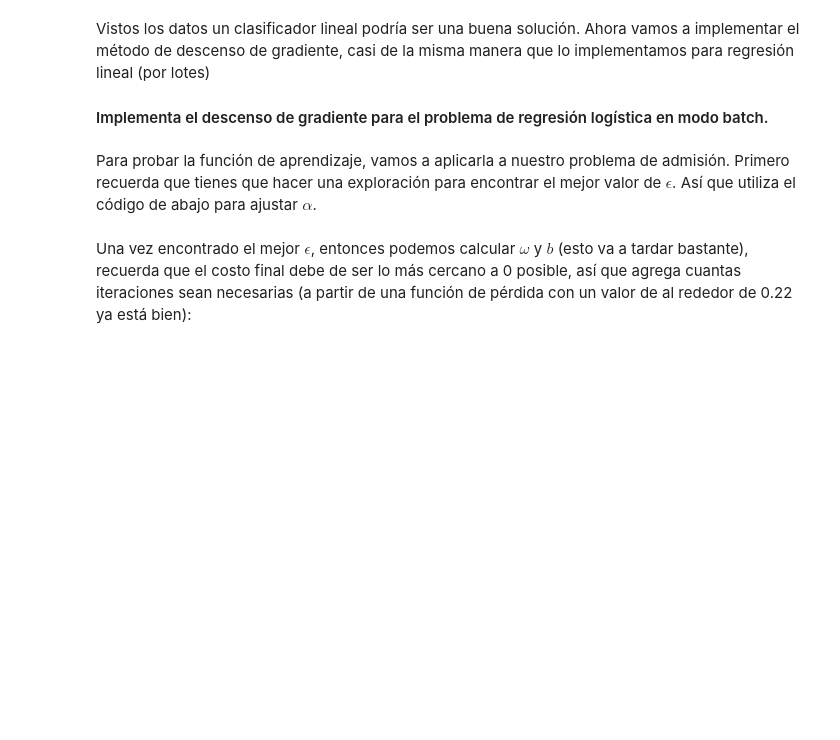
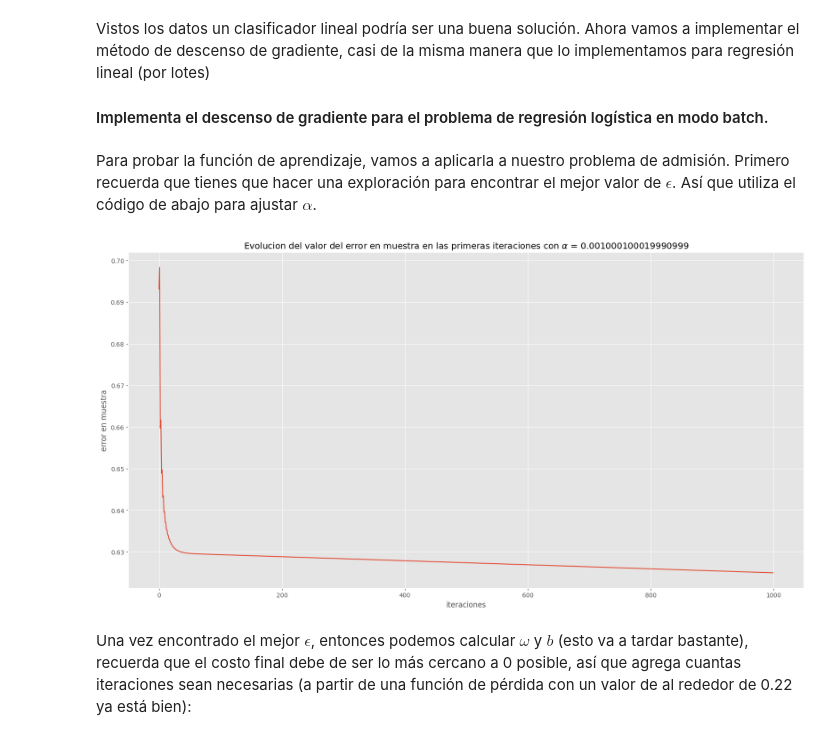
Before and after one commit to miguelsn/ML2023-2, a Jupyter notebook: Regresión logística/reg_logistica.ipynb, the cells around one changed output. Drawn from its saved outputs; the diff is of its cells as text; code cells hidden in the pictures; blank space fills up the shorter version.

```diff
--- a/Regresión logística/reg_logistica.ipynb
+++ b/Regresión logística/reg_logistica.ipynb
@@ -91,9 +93,9 @@ def E_in(x, a, w, b):
     M = x.shape[0]
 
     # Agrega aqui tu código
-    z = None
-    hat_a = None
-    error_en_muestra = None
+    z = (x@w + b)
+    hat_a = logistica(z)
+    error_en_muestra = (-1/M) * np.sum(a*np.log(hat_a)+(1-a)*np.log(1-hat_a))
 
     return error_en_muestra
 
@@ -147,11 +149,11 @@ def gradiente(x, a, w, b):
     M = x.shape[0]
 
     # Agregua aqui tu código
-    z = None
-    hat_a = None
+    z = (x@w+b)
+    hat_a = logistica(z)
 
-    dw = None
-    db = None
+    dw = (-1/M)*((a-hat_a)@x)
+    db = (-1/M)* np.sum(a-hat_a)
 
     return dw, db
 
@@ -222,7 +226,7 @@ def descenso_rl_lotes(x, a, nu, max_iter=int(1e4), historial=False):
 
     if historial:
         error_hist = np.zeros(max_iter)
-        error_hist[0] = None
+        error_hist[0] = E_in(x,a,w,b)
     else:
         error_hist = None
 
@@ -230,26 +234,37 @@ def descenso_rl_lotes(x, a, nu, max_iter=int(1e4), historial=False):
         # Agregar aqui tu código
         #
         # Recuerda utilizar las funciones que ya has desarrollado
-        dw, db = None
+        dw, db = gradiente(x,a,w,b)
 
-        w = None
-        b = None
+        w = w-nu*dw
+        b = b-nu*db
 
         if historial:
-            error_hist[epoch] = None
+            error_hist[epoch] = E_in(x,a,w,b)
     return w, b, error_hist
 # %% [markdown]
 Para probar la función de aprendizaje, vamos a aplicarla a nuestro problema de admisión. Primero recuerda que tienes que hacer una exploración para encontrar el mejor valor de $\epsilon$. Así que utiliza el código de abajo para ajustar $\alpha$.
 # %%
-alpha = 1e-6
-epochs = 50
-_, _, error_hist = descenso_rl_lotes(x, y, alpha, max_iter=epochs, historial=True)
+alphas = np.linspace(1e-11, 1, 10000)
+epochs = 1000
+min_error = float('inf')
+min_hist = None
+min_alpha= None
+for alpha in alphas:
+    _, _, error_hist = descenso_rl_lotes(x, y, alpha, max_iter=epochs, historial=True)
+    if(error_hist[-1]<min_error):
+        min_error = error_hist[-1]
+        min_hist = error_hist
+        min_alpha= alpha
 
-plt.plot(np.arange(mi), error_hist)
-plt.title(r'Evolucion del valor del error en muestra en las primeras iteraciones con $\alpha$ = ' + str(alpha))
+plt.plot(np.arange(0, epochs, 1, dtype=int), min_hist)
+plt.title(r'Evolucion del valor del error en muestra en las primeras iteraciones con $\alpha$ = ' + str(min_alpha))
 plt.xlabel('iteraciones')
-plt.ylabel('error dn muestra')
+plt.ylabel('error en muestra')
 plt.show()
+alpha=min_alpha
+# %% [output]
+[figure, added]
 # %% [markdown]
 Una vez encontrado el mejor $\epsilon$, entonces podemos calcular $\omega$ y $b$ (esto va a tardar bastante), recuerda que el costo final debe de ser lo más cercano a 0 posible, así que agrega cuantas iteraciones sean necesarias (a partir de una función de pérdida con un valor de al rededor de 0.22 ya está bien):
 # %%
```
Also changed, not shown: parts of 10 cells of this notebook, 1 other file.
